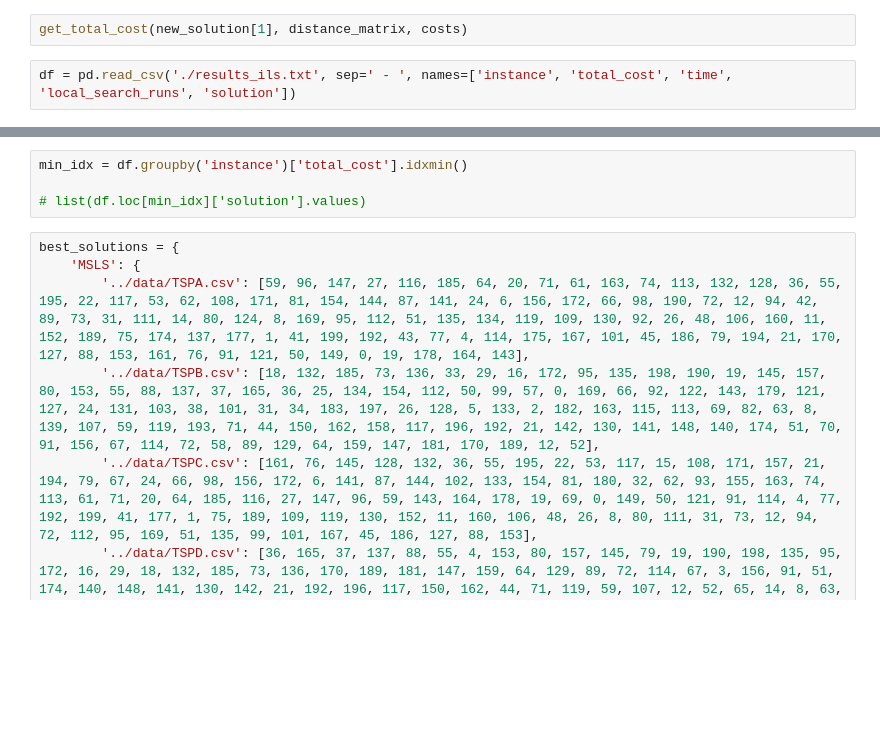
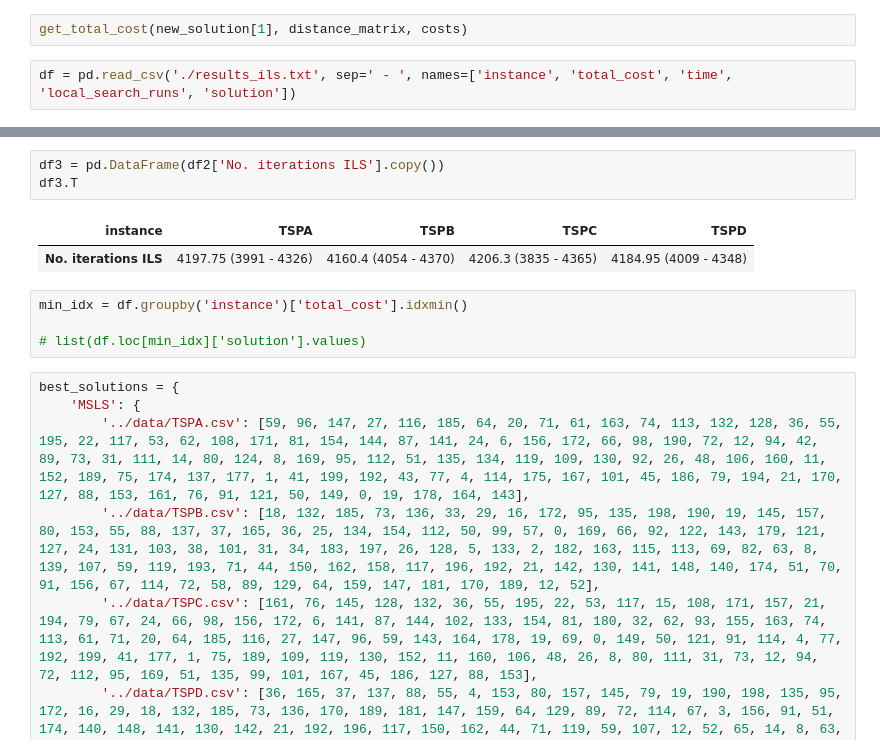
Before and after one commit to aksenyuk/evolutionary-computation, a Jupyter notebook: msls-ils/msls_ils.ipynb, the cells around one changed output, grey strips where cells are left out. Cells and saved outputs as stored; diff of their text form; blank space fills up the shorter version.

```diff
--- a/msls-ils/msls_ils.ipynb
+++ b/msls-ils/msls_ils.ipynb
@@ -274,3 +272,9 @@ print(df2.custom_format.values)
+# %%
+df3 = pd.DataFrame(df2['No. iterations ILS'].copy())
+df3.T
+# %% [output]
+| instance | TSPA | TSPB | TSPC | TSPD |
+| No. iterations ILS | 4197.75 (3991 - 4326) | 4160.4 (4054 - 4370) | 4206.3 (3835 - 4365) | 4184.95 (4009 - 4348) |
 # %%
 min_idx = df.groupby('instance')['total_cost'].idxmin()
 
```
Also changed, not shown: parts of 3 cells of this notebook, 3 other files.
